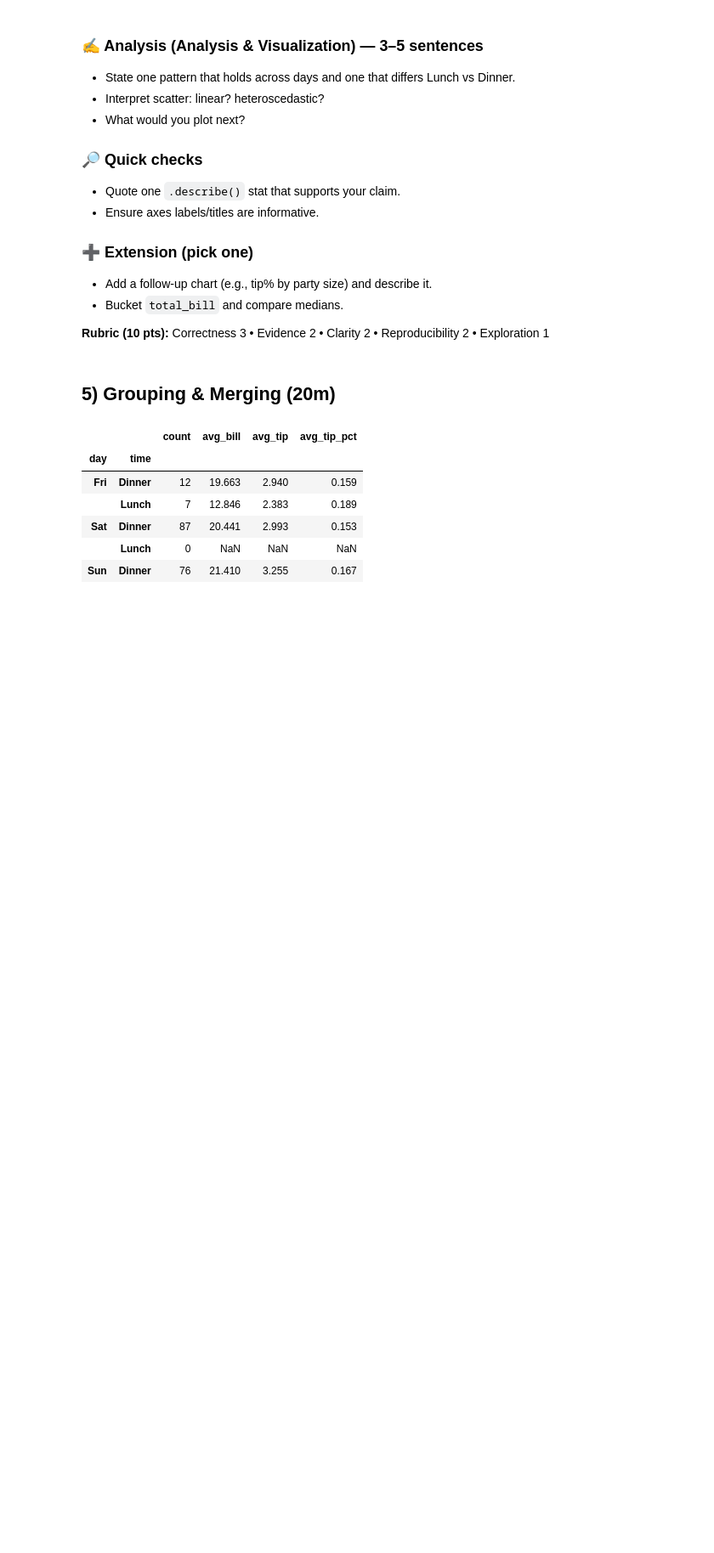
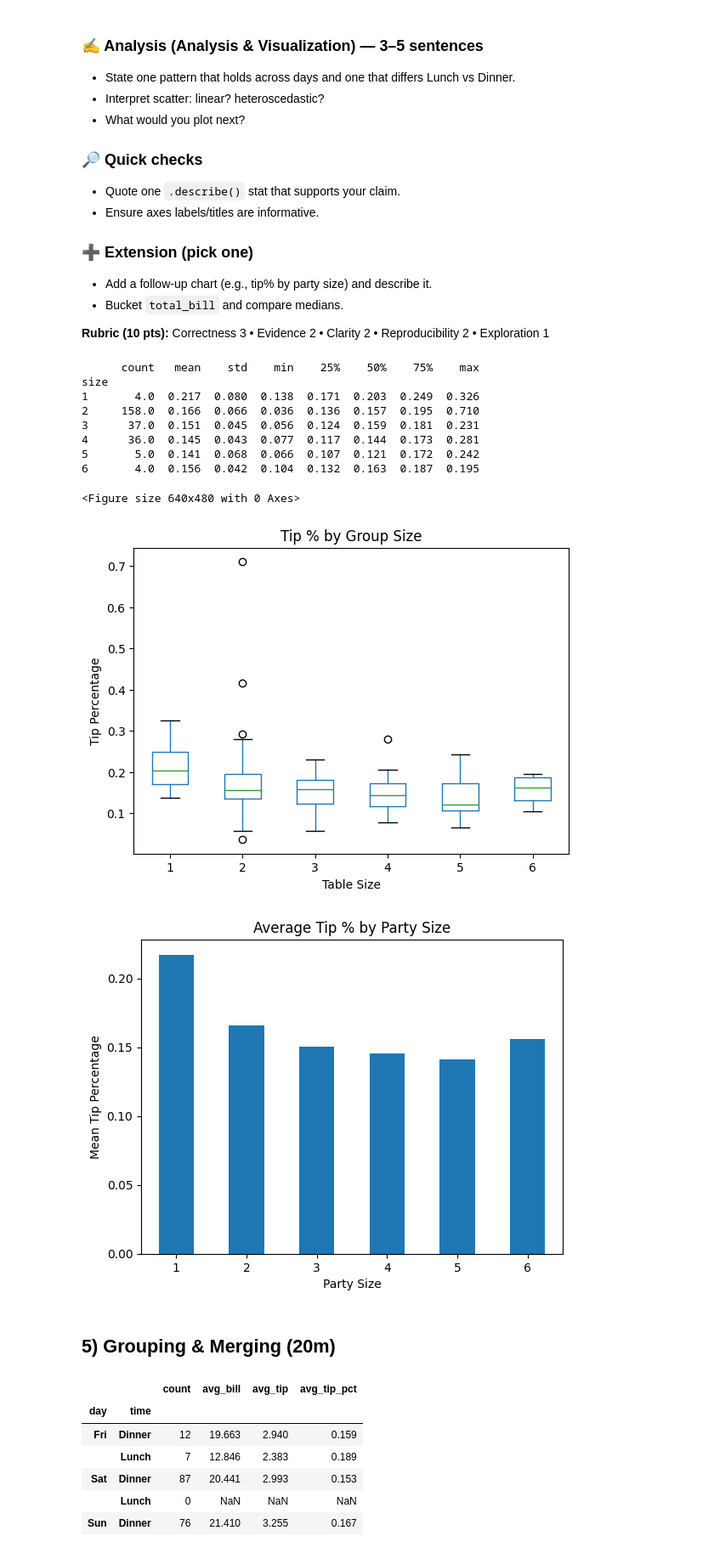
Before and after one commit to KommanaboyinaPraveenKumar/lab_ml, a Jupyter notebook: lab2_AP23110010460.ipynb, the cells around one changed output. Shown at 85% size. Cells and saved outputs as stored; diff of their text form; code cells hidden in the pictures; blank space fills up the shorter version.

```diff
--- a/lab2_AP23110010460.ipynb
+++ b/lab2_AP23110010460.ipynb
@@ -417,6 +523,34 @@ plt.title('Median total bill by time'); plt.xlabel('time'); plt.ylabel('median b
 - Bucket `total_bill` and compare medians.
 
 **Rubric (10 pts):** Correctness 3 • Evidence 2 • Clarity 2 • Reproducibility 2 • Exploration 1
+# %%
+stats = tips.groupby("size")["tip_pct"].describe()
+print(stats)
+plt.figure()
+tips.boxplot(column="tip_pct", by="size", grid=False)
+plt.title("Tip % by Group Size")
+plt.suptitle("")
+plt.xlabel("Table Size")
+plt.ylabel("Tip Percentage")
+plt.show()
+plt.figure()
+tips.groupby("size")["tip_pct"].mean().plot(kind="bar", rot=0)
+plt.title("Average Tip % by Party Size")
+plt.xlabel("Party Size")
+plt.ylabel("Mean Tip Percentage")
+plt.show()
+# %% [output]
+      count   mean    std    min    25%    50%    75%    max
+size
+1       4.0  0.217  0.080  0.138  0.171  0.203  0.249  0.326
+2     158.0  0.166  0.066  0.036  0.136  0.157  0.195  0.710
+3      37.0  0.151  0.045  0.056  0.124  0.159  0.181  0.231
+4      36.0  0.145  0.043  0.077  0.117  0.144  0.173  0.281
+5       5.0  0.141  0.068  0.066  0.107  0.121  0.172  0.242
+6       4.0  0.156  0.042  0.104  0.132  0.163  0.187  0.195
+<Figure size 640x480 with 0 Axes>
+[figure, added]
+[figure, added]
 # %% [markdown]
 ## 5) Grouping & Merging (20m)
 # %%
```
Also changed, not shown: parts of 22 cells of this notebook.
